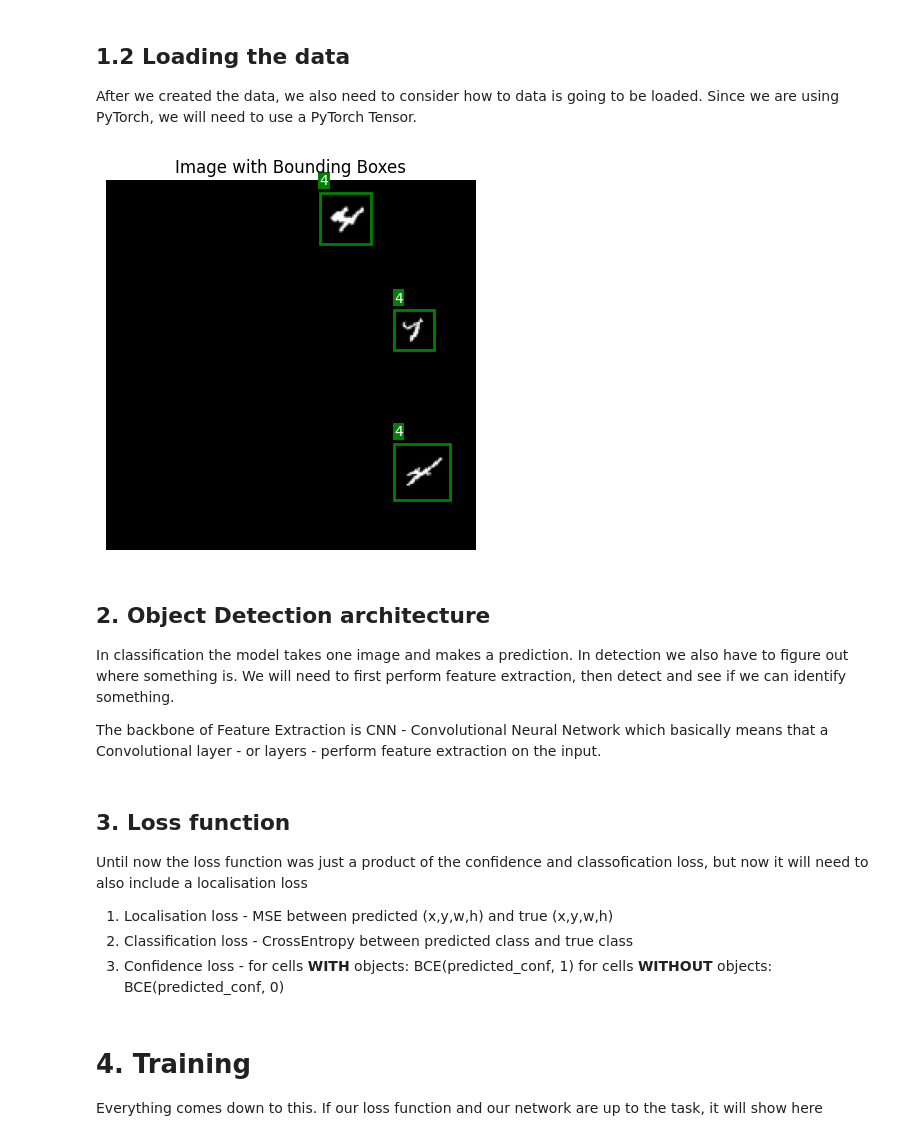
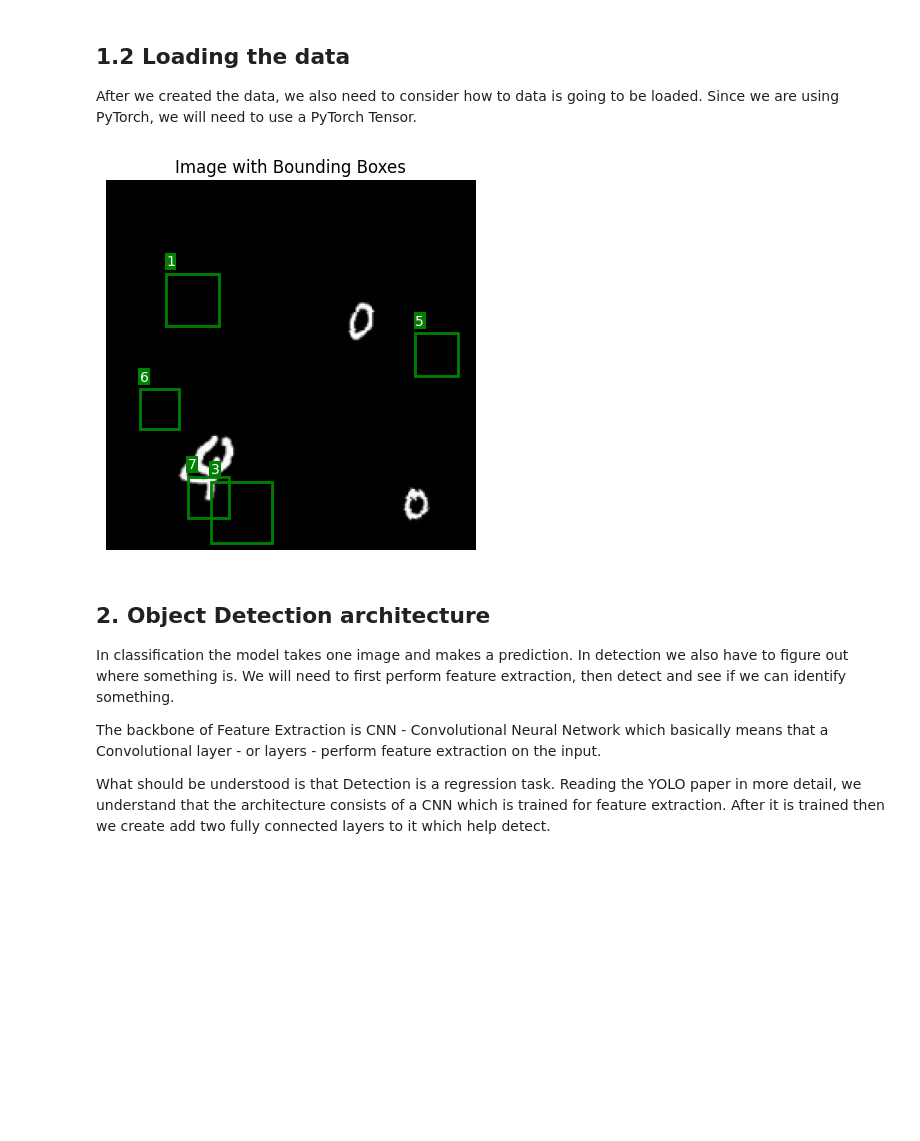
Before and after one commit to FilipposBatistatos/MNIST_ObjectDetection, a Jupyter notebook: detectionandposition.ipynb, the cells around one changed output. Drawn from its saved outputs; the diff is of its cells as text; code cells hidden in the pictures; blank space fills up the shorter version.

```diff
--- a/detectionandposition.ipynb
+++ b/detectionandposition.ipynb
@@ -327,10 +327,12 @@ from torch.utils.data import DataLoader
 BATCH_SIZE = 16
 
 # Loading the data into memory
-train_images, train_labels  = load_data('./data/mnist_detection_dataset', 'train')
-test_images, test_labels = load_data('./data/mnist_detection_dataset', 'val')
+train_images, train_labels  = load_data('./data/mnist_detection_dataset', split='train')
+val_images, val_labels  = load_data('./data/mnist_detection_dataset', split='val')
+test_images, test_labels = load_data('./data/mnist_detection_dataset', split='test')
 
 train_dataset = list(zip(train_images, train_labels))
+val_dataset = list(zip(test_images, train_labels))
 test_dataset = list(zip(test_images, test_labels))
 
 train_loader = DataLoader(
@@ -341,23 +343,31 @@ train_loader = DataLoader(
     collate_fn=collate_fn
 )
 
-test_loader = DataLoader(
-    dataset=train_dataset,
+val_loader = DataLoader(
+    dataset=val_dataset,
     batch_size=BATCH_SIZE,
     shuffle=False,
     num_workers=0,
     collate_fn=collate_fn
 )
+
+test_loader = DataLoader(
+    dataset=test_dataset,
+    batch_size=BATCH_SIZE,
+    shuffle=False,
+    num_workers=0,
+    collate_fn=collate_fn
+)
 # %%
 import matplotlib.pyplot as plt
 import matplotlib.patches as patches
 
 # Get a batch
-images, labels = next(iter(train_loader))
+images, labels = next(iter(val_loader))
 
 # Select the first image and its annotations
-image = images[0].permute(1, 2, 0).numpy()  # [C, H, W] → [H, W, C]
-target = labels[0]
+image = images[5].permute(1, 2, 0).numpy()  # [C, H, W] → [H, W, C]
+target = labels[5]
 boxes = target['boxes']
 classes = target['labels']
 
@@ -370,37 +380,39 @@ ax.imshow(image)
 ax.set_title("Image with Bounding Boxes")
 
 # Draw each bounding box
 for box, cls in zip(boxes, classes):
     # YOLO format: [x_center, y_center, width, height] in [0,1]
     x_c, y_c, w, h = box
 
     # Convert to pixel coordinates
     x_c *= img_w
     y_c *= img_h
     w *= img_w
     h *= img_h
 
     # Convert center-based box to top-left corner format for matplotlib
     x_min = x_c - w / 2
     y_min = y_c - h / 2
 
     # Create a rectangle patch
     rect = patches.Rectangle((x_min, y_min), w, h, linewidth=2, edgecolor='green', facecolor='none')
 
     # Add the rectangle to the plot
     ax.add_patch(rect)
 
     # Optionally add class label
     ax.text(x_min, y_min - 5, str(cls.item()), color='white', fontsize=10,
             bbox=dict(facecolor='green', edgecolor='none', pad=1))
 
 plt.axis('off')
 plt.show()
 # %% [output]
-[figure, old version]
+[figure, new version]
 # %% [markdown]
 ## 2. Object Detection architecture
 In classification the model takes one image and makes a prediction.
 In detection we also have to figure out where something is. We will need to first perform feature extraction, then detect and see if we can identify something.
 
 The backbone of Feature Extraction is CNN - Convolutional Neural Network which basically means that a Convolutional layer - or layers - perform feature extraction on the input.
+
+What should be understood is that Detection is a regression task. Reading the YOLO paper in more detail, we understand that the architecture consists of a CNN which is trained for feature extraction. After it is trained then we create add two fully connected layers to it which help detect.
@@ -479,10 +418,0 @@ class MNISTDetectionNet(nn.Module):
-# %% [markdown]
-## 3. Loss function
-
-Until now the loss function was just a product of the confidence and classofication loss, but now it will need to also include a localisation loss
-
-1. Localisation loss - MSE between predicted (x,y,w,h) and true (x,y,w,h)
-2. Classification loss - CrossEntropy between predicted class and true class
-3. Confidence loss -
-    for cells **WITH** objects: BCE(predicted_conf, 1)
-    for cells **WITHOUT** objects: BCE(predicted_conf, 0)
@@ -568,4 +418,0 @@ class DetectionLoss(nn.Module):
-# %% [markdown]
-# 4. Training
-
-Everything comes down to this. If our loss function and our network are up to the task, it will show here
```
Also changed, not shown: parts of 5 cells of this notebook, 1 other file.
